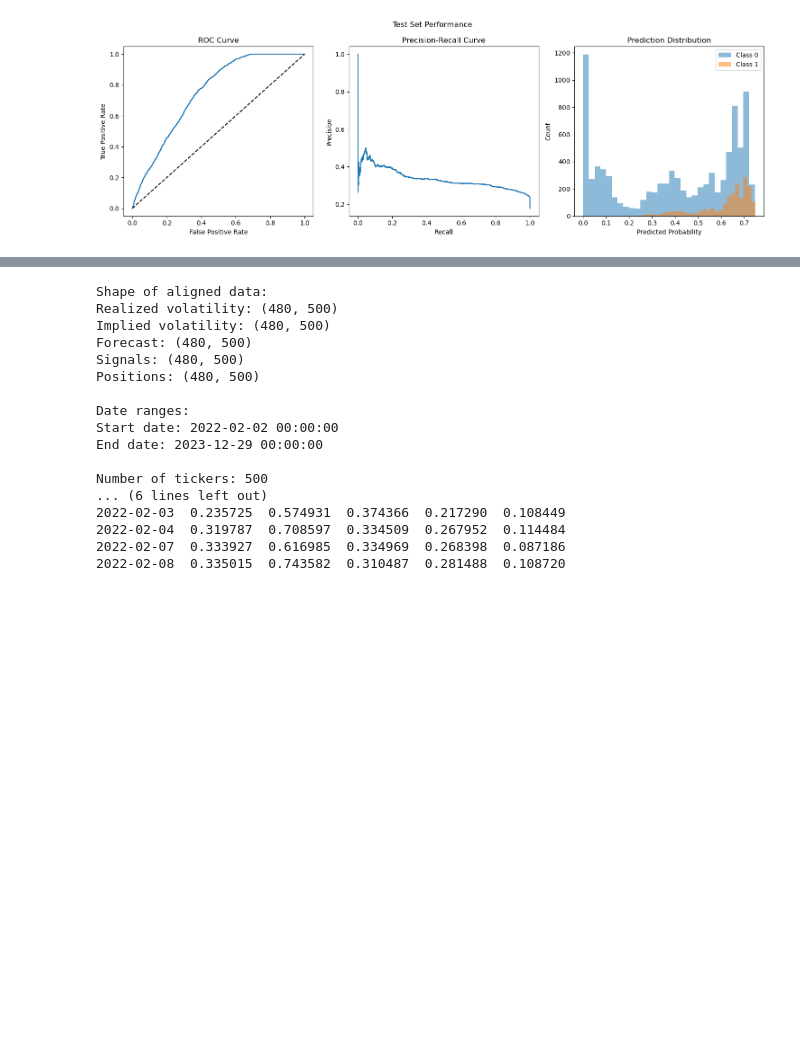
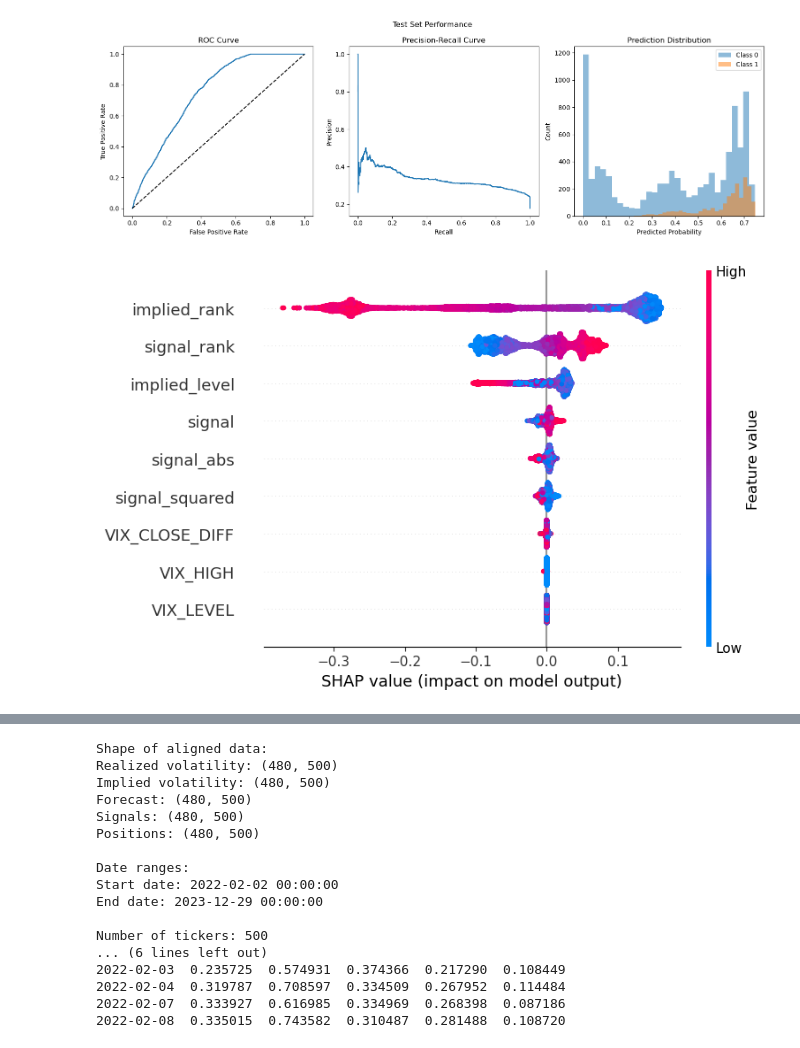
Before and after one commit to stirlitzzz/vol_forecast, a Jupyter notebook: notebooks/har_checkpoint6.ipynb, the cells around one changed output, grey strips where cells are left out. Saved outputs shown, nothing was run; the diff lists cells and outputs as text; code cells hidden in the pictures; blank space fills up the shorter version.

```diff
--- a/notebooks/har_checkpoint6.ipynb
+++ b/notebooks/har_checkpoint6.ipynb
@@ -283,7 +283,7 @@ def train_model_with_validation(X_train, y_train, X_val, y_val, param_grid=None)
         }
 
     # Use validation set for hyperparameter tuning
-    rf = RandomForestClassifier(class_weight='balanced', random_state=42)
+    #rf = RandomForestClassifier(class_weight='balanced', random_state=42)
 
     best_score = 0
     best_model = None
@@ -430,3 +430,12 @@ VIX_HIGH          0.000064
 dtype: float64
 ✓ All improvements implemented successfully!
 [figure]
+# %%
+import  shap
+
+explainer = shap.Explainer(best_model, X_test)
+shap_values = explainer(X_test)
+
+shap.summary_plot(shap_values[..., 1], X_test)
+# %% [output]
+[figure, added]
```
Also changed, not shown: parts of 2 cells of this notebook.
